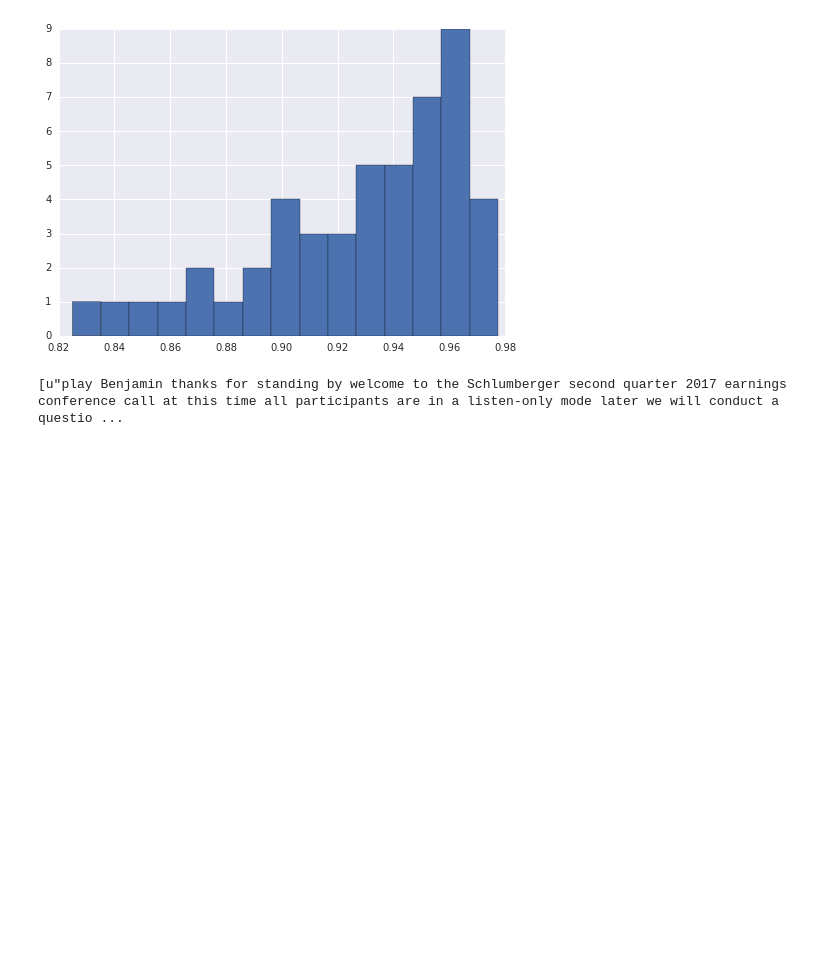
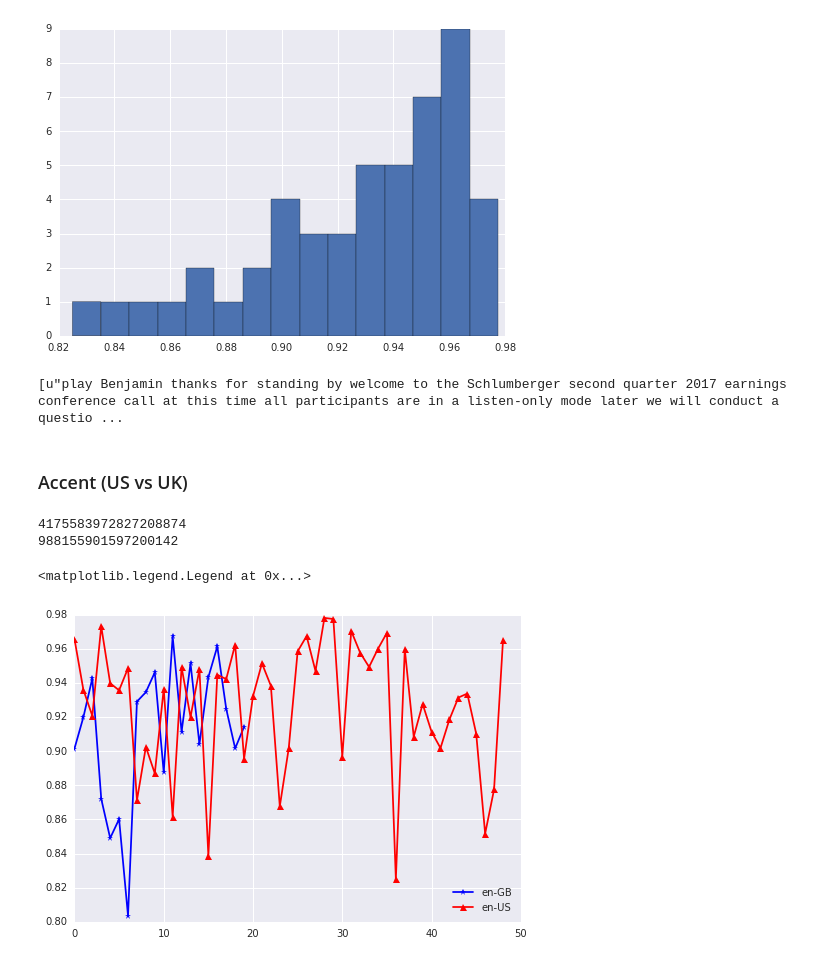
Before and after one commit to wenyu-z/py_programming, a Jupyter notebook: Google Speech API/slb_er.ipynb, the cells around one changed output. Drawn from its saved outputs; the diff is of its cells as text; code cells hidden in the pictures; blank space fills up the shorter version.

Commit message:
update GC speech API example to add language code

```diff
--- a/Google Speech API/slb_er.ipynb
+++ b/Google Speech API/slb_er.ipynb
@@ -29,7 +29,8 @@ response = sservice.speech().asyncrecognize(
     body={
         'config': {
             'encoding': 'FLAC',
-            'sampleRate': 16000
+            'sampleRate': 16000,
+            "languageCode": "en-US"
         },
         'audio': {
             'uri': 'gs://unstructured/output.flac'
@@ -78,3 +79,50 @@ plt.hist(conf, bins=15)
 print text
 # %% [output]
 [u"play Benjamin thanks for standing by welcome to the Schlumberger second quarter 2017 earnings conference call at this time all participants are in a listen-only mode later we will conduct a questio ...
+# %% [markdown]
+### Accent (US vs UK)
+# %%
+def simpleDeciphyer(uri, language_code):
+    sservice = build('speech', 'v1beta1', developerKey=APIKEY)
+    response = sservice.speech().asyncrecognize(
+        body={
+            'config': {
+                'encoding': 'FLAC',
+                'sampleRate': 16000,
+                "languageCode": language_code
+            },
+            'audio': {
+                'uri': uri
+                }
+            }).execute()
+
+    response_name = response['name']
+    response_url = 'https://speech.googleapis.com/v1/operations/%s?key=%s' % (response_name, APIKEY)
+
+    data = json.loads(urllib2.urlopen(response_url).read())
+    while 'progressPercent' not in data['metadata'].keys():
+        time.sleep(10)
+        data = json.loads(urllib2.urlopen(response_url).read())
+
+    while data['metadata']['progressPercent']<100:
+        time.sleep(10)
+        data = json.loads(urllib2.urlopen(response_url).read())
+
+    results = data['response']['results']
+    text = [k['alternatives'][0]['transcript'] for k in results]
+    conf = [k['alternatives'][0]['confidence'] for k in results]
+    return text, conf
+# %%
+uri = 'gs://unstructured/output.flac'
+text_GB, conf_GB = simpleDeciphyer(uri, 'en-GB')
+text_US, conf_US = simpleDeciphyer(uri, 'en-US')
+# %% [output]
+4175583972827208874
+988155901597200142
+# %%
+plt.plot(range(len(conf_GB)), conf_GB, 'b*-', label='en-GB')
+plt.plot(range(len(conf_US)), conf_US, 'r^-', label='en-US')
+plt.legend(loc='best')
+# %% [output]
+<matplotlib.legend.Legend at 0x...>
+[figure, added]
```
Also changed, not shown: parts of 1 cell of this notebook.
